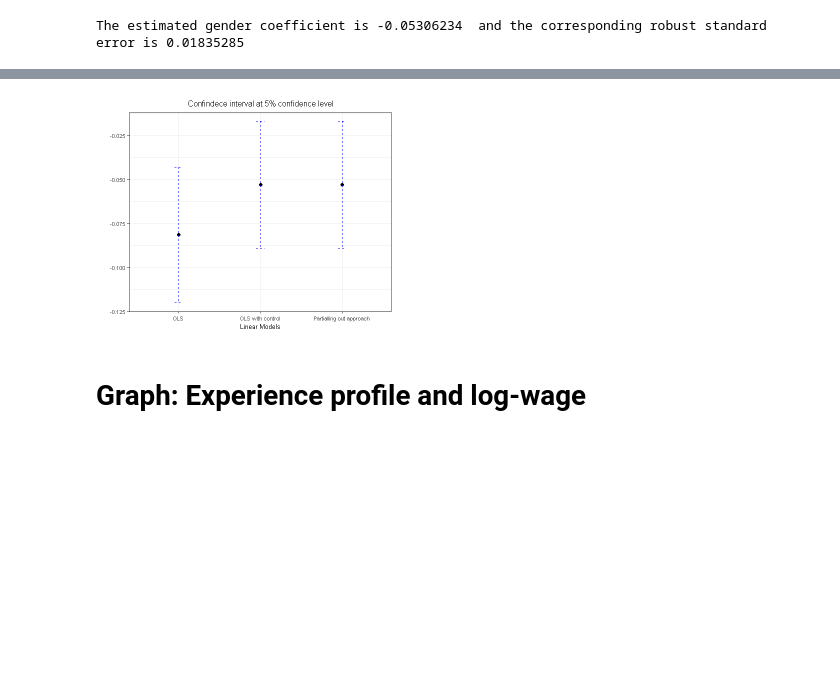
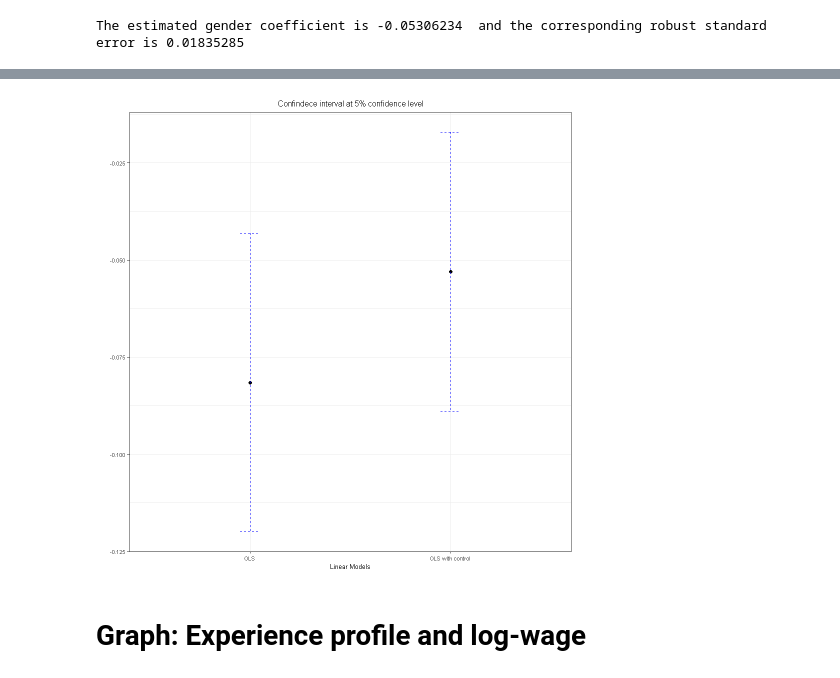
Before and after one commit to Robertopucp/1ECO35_R_PYTHON, a Jupyter notebook: Laboratorios/Lab7/Lab_3_R.ipynb, the cells around one changed output, grey strips where cells are left out. Cells and saved outputs as stored; diff of their text form; code cells hidden in the pictures; blank space fills up the shorter version.

```diff
--- a/Laboratorios/Lab7/Lab_3_R.ipynb
+++ b/Laboratorios/Lab7/Lab_3_R.ipynb
@@ -22,3 +56,5 @@ A data.frame: 6 × 20
+# %%
+data$occ2 <- as.numeric(occ2)
 # %%
 # Focus on the subset of college-educated workers
 
@@ -123,7 +155,7 @@ Here, we are considering the flexible model from the previous lab. Hence, $W$ co
 # %%
 # Ols regression with controls
 
-flex <- lwage ~ sex + (exp1+exp2+exp3+exp4)*(clg+occ2+ind2+mw+so+we)
+flex <- lwage ~ sex + (exp1+exp2+exp3+exp4)*(clg+factor(occ2)+ind2+mw+so+we)
 
 #   Note that ()*() operation in formula objects in R creates a formula of the sort:
 #  (exp1+exp2+exp3+exp4)+ (shs+hsg+scl+clg+occ2+ind2+mw+so+we) +  (exp1+exp2+exp3+exp4)*(shs+hsg+scl+clg+occ2+ind2+mw+so+we)
@@ -186,20 +209,16 @@ library(xtable)
 # %%
-table<- matrix(0, 3, 4)
+table<- matrix(0, 2, 4)
 table[1,1]<- nocontrol.est
 table[1,2]<- nocontrol.se
 table[2,1]<- control.est
 table[2,2]<- control.se
-table[3,1]<- partial.est
-table[3,2]<- partial.se
 table[1,3]<- coefci(nocontrol.fit, df = Inf, vcov. = vcovHC, type = "HC")[2,1]
 table[1,4]<- coefci(nocontrol.fit, df = Inf, vcov. = vcovHC, type = "HC")[2,2]
 table[2,3]<- coefci(control.fit, df = Inf, vcov. = vcovHC, type = "HC")[2,1]
 table[2,4]<- coefci(control.fit, df = Inf, vcov. = vcovHC, type = "HC")[2,2]
-table[3,3]<- coefci(partial.fit, df = Inf, vcov. = vcovHC, type = "HC")[2,1]
-table[3,4]<- coefci(partial.fit, df = Inf, vcov. = vcovHC, type = "HC")[2,2]
 
 colnames(table)<- c("Estimate","se","lower_bound","upper_bound")
-rownames(table)<- c("OLS", "OLS with control", "Partialling out approach")
+rownames(table)<- c("OLS", "OLS with control")
 tab<- xtable(table)
 tab
 # %% [output]
@@ -212,13 +324,13 @@ A xtable: 3 × 4
 # %%
-options(repr.plot.width = 5, repr.plot.height =4)  # plot size
+options(repr.plot.width = 8, repr.plot.height =8)  # plot size
 
 ggplot(tab, aes(x=rownames(tab), y=Estimate)) +
     geom_point(size=1.5) +
     geom_errorbar(aes(ymin=lower_bound, ymax=upper_bound) , width = 0.1,color="blue", linetype="dashed") +
   labs(x="Linear Models", y="") + ggtitle("Confindece interval at 5% confidence level") +
   theme_bw()  + theme(text=element_text(size =8), plot.title = element_text(hjust = 0.5))
 # %% [output]
-[figure, old version]
+[figure, new version]
 # %% [markdown]
 # Graph: Experience profile and log-wage
 # %% [markdown]
```
Also changed, not shown: parts of 26 cells of this notebook, 7 other files.
